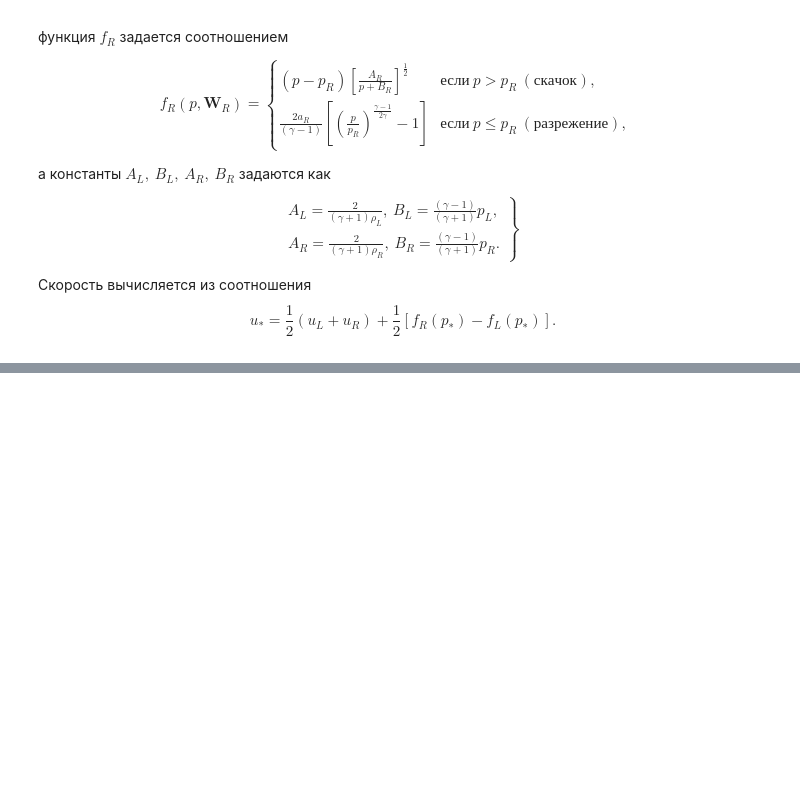
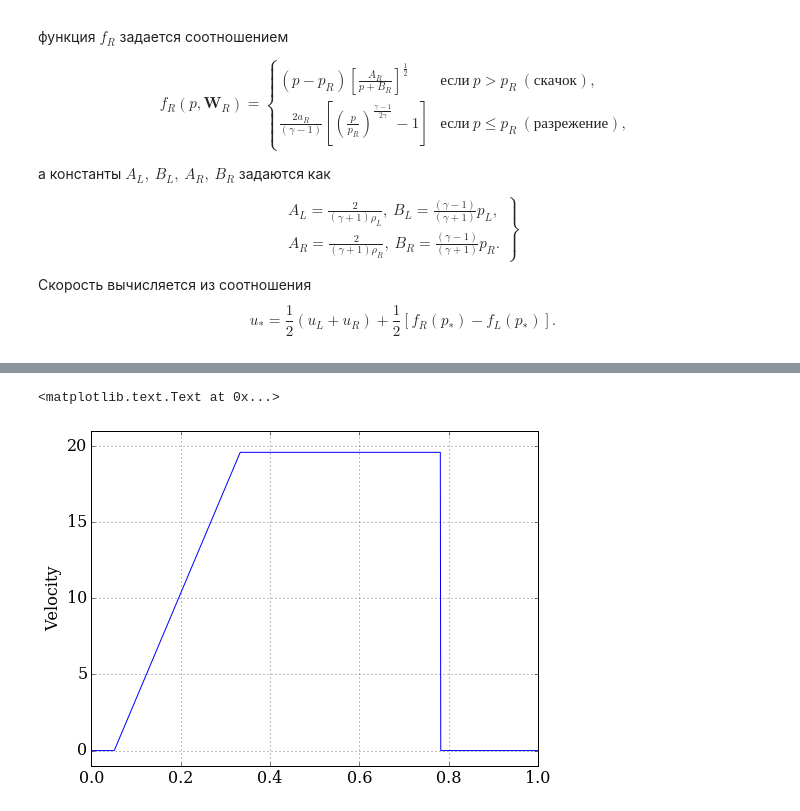
Before and after one commit to ikursakov/ru-numerical-mooc, a Jupyter notebook: lessons/03_a_godunov/RiemannProblem.ipynb, the cells around one changed output, grey strips where cells are left out. Cells and saved outputs as stored; diff of their text form; code cells hidden in the pictures; blank space fills up the shorter version.

```diff
--- a/lessons/03_a_godunov/RiemannProblem.ipynb
+++ b/lessons/03_a_godunov/RiemannProblem.ipynb
@@ -167,0 +320,10 @@ def sample(d_l, u_l, p_l,c_l,d_r, u_r, p_r, c_r, p_m, u_m, s):
+# %%
+pyplot.figure(figsize=(8,6))
+pyplot.xlim(0,1)
+pyplot.ylim(-1,21)
+pyplot.plot(x,W[:,1])
+pyplot.grid()
+pyplot.ylabel('Velocity')
+# %% [output]
+<matplotlib.text.Text at 0x...>
+[figure, added]
```
Also changed, not shown: parts of 12 cells of this notebook.
